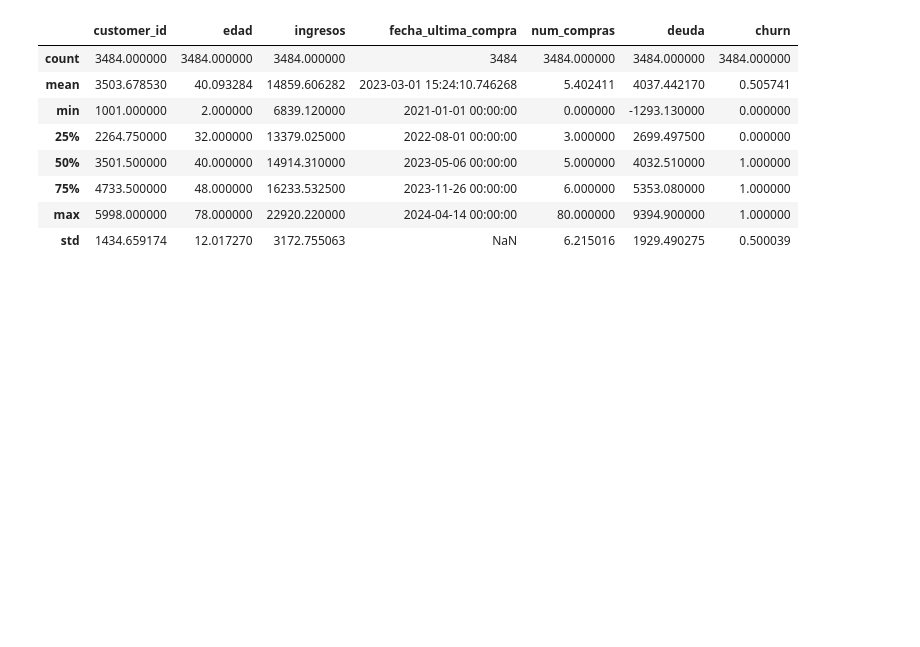
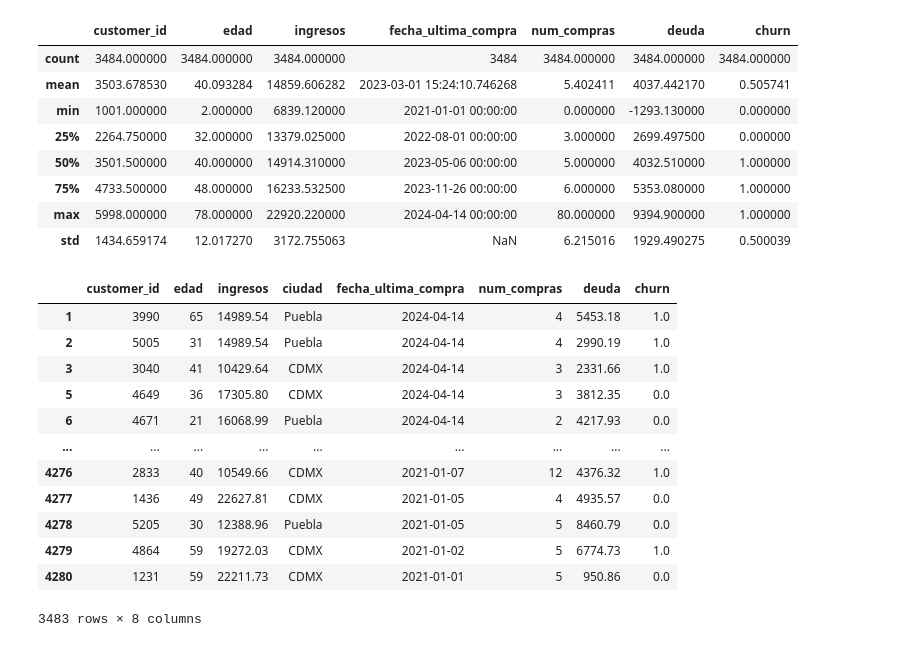
Before and after one commit to pdanielvazquez/limpieza-preprocesamiento-datos-dd-ibero-o26, a Jupyter notebook: limpieza-preprocesamiento.ipynb, the cells around one changed output. Cells and saved outputs as stored; diff of their text form; code cells hidden in the pictures; blank space fills up the shorter version.

```diff
--- a/limpieza-preprocesamiento.ipynb
+++ b/limpieza-preprocesamiento.ipynb
@@ -368,7 +368,7 @@ Name: ingresos, dtype: float64
 # %%
 # Sustituyendo los valores nulos de ingreso por Ciudad
 df_sin_duplicados["ingresos"] = df_sin_duplicados["ingresos"].fillna(
-    df_sin_duplicados["ciudad"].map(mediana_ingresos)
+    df_sin_duplicados["ciudad"].map(mediana_edad)
 )
 # %%
 # Conteo de valores nulos por ciudad
@@ -793,3 +796,20 @@ df_sin_duplicados.describe()
 | 75% | 4733.500000 | 48.000000 | 16233.532500 | 2023-11-26 00:00:00 | 6.000000 | 5353.080000 | 1.000000 |
 | max | 5998.000000 | 78.000000 | 22920.220000 | 2024-04-14 00:00:00 | 80.000000 | 9394.900000 | 1.000000 |
 | std | 1434.659174 | 12.017270 | 3172.755063 | NaN | 6.215016 | 1929.490275 | 0.500039 |
+# %%
+df_final = df_sin_duplicados.iloc[1:]
+df_final
+# %% [output]
+|  | customer_id | edad | ingresos | ciudad | fecha_ultima_compra | num_compras | deuda | churn |
+| 1 | 3990 | 65 | 14989.54 | Puebla | 2024-04-14 | 4 | 5453.18 | 1.0 |
+| 2 | 5005 | 31 | 14989.54 | Puebla | 2024-04-14 | 4 | 2990.19 | 1.0 |
+| 3 | 3040 | 41 | 10429.64 | CDMX | 2024-04-14 | 3 | 2331.66 | 1.0 |
+| 5 | 4649 | 36 | 17305.80 | CDMX | 2024-04-14 | 3 | 3812.35 | 0.0 |
+| 6 | 4671 | 21 | 16068.99 | Puebla | 2024-04-14 | 2 | 4217.93 | 0.0 |
+| ... | ... | ... | ... | ... | ... | ... | ... | ... |
+| 4276 | 2833 | 40 | 10549.66 | CDMX | 2021-01-07 | 12 | 4376.32 | 1.0 |
+| 4277 | 1436 | 49 | 22627.81 | CDMX | 2021-01-05 | 4 | 4935.57 | 0.0 |
+| 4278 | 5205 | 30 | 12388.96 | Puebla | 2021-01-05 | 5 | 8460.79 | 0.0 |
+| 4279 | 4864 | 59 | 19272.03 | CDMX | 2021-01-02 | 5 | 6774.73 | 1.0 |
+| 4280 | 1231 | 59 | 22211.73 | CDMX | 2021-01-01 | 5 | 950.86 | 0.0 |
+3483 rows × 8 columns
```
Also changed, not shown: parts of 2 cells of this notebook.
